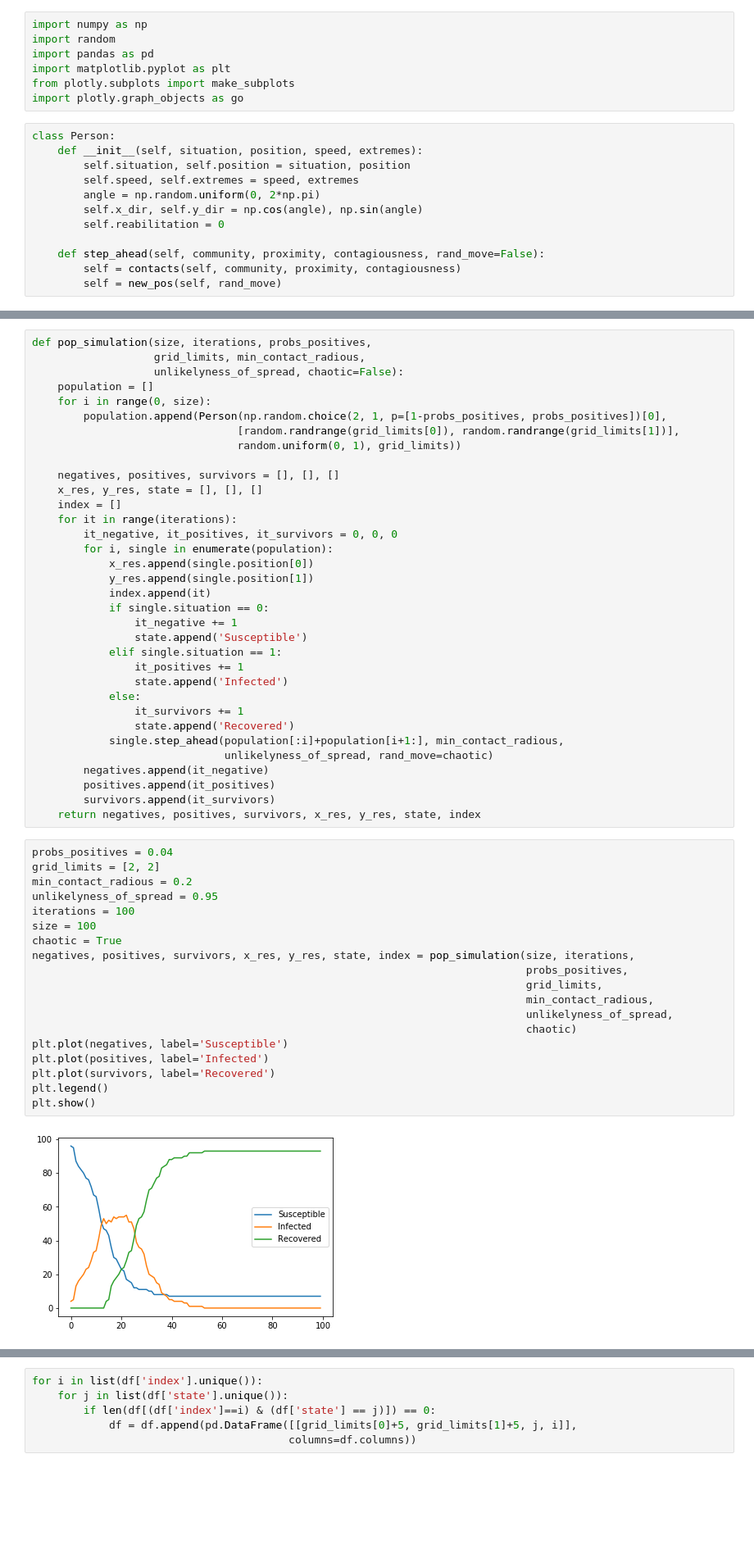
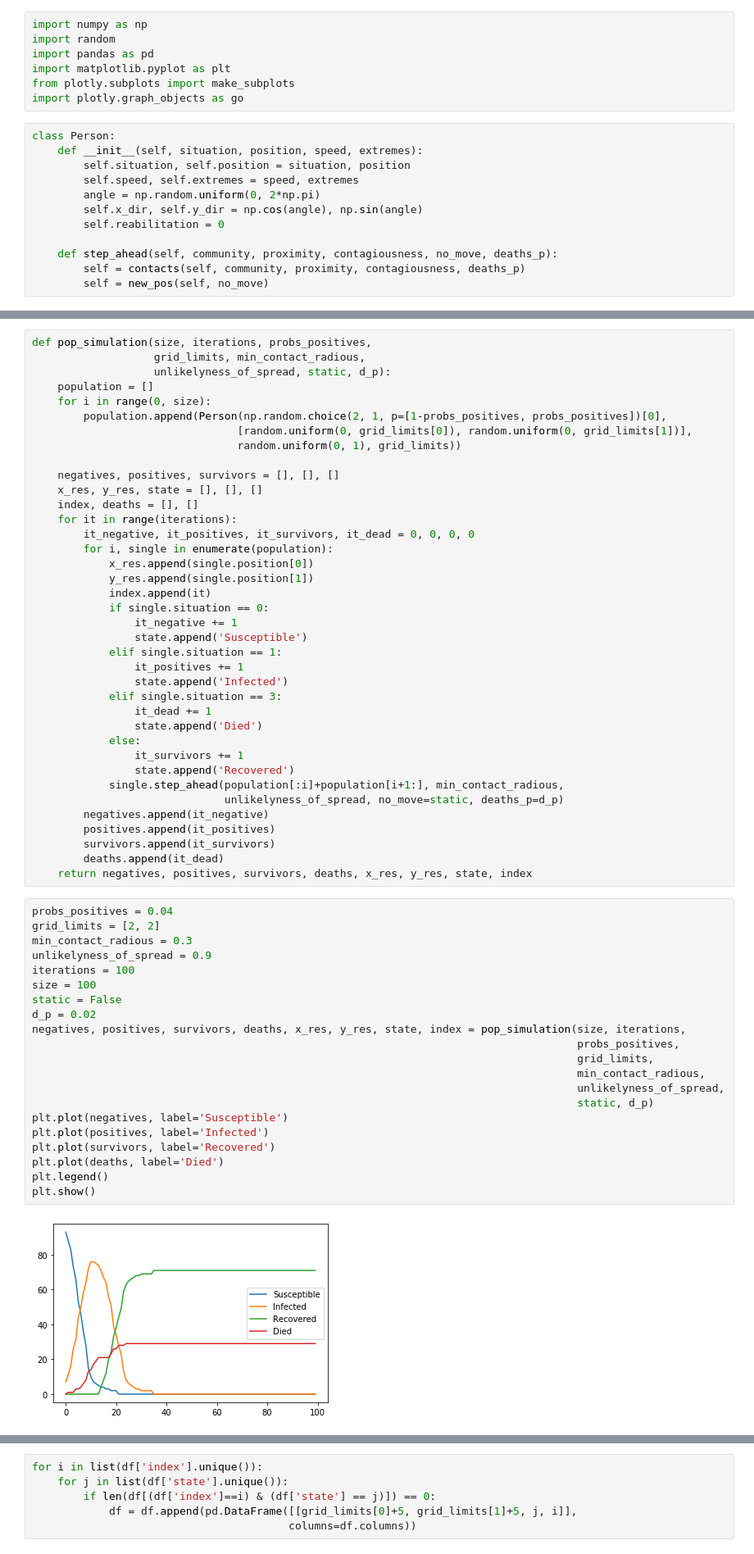
Before and after one commit to pierpaolo28/Epidemics-Modelling, a Jupyter notebook: notebooks/Pupulation.ipynb, the cells around one changed output, grey strips where cells are left out. Shown at 82% size. Saved outputs shown, nothing was run; the diff lists cells and outputs as text; blank space fills up the shorter version.

```diff
--- a/notebooks/Pupulation.ipynb
+++ b/notebooks/Pupulation.ipynb
@@ -21,7 +42,7 @@ class Person:
         self.x_dir, self.y_dir = np.cos(angle), np.sin(angle)
         self.reabilitation = 0
 
-    def step_ahead(self, community, proximity, contagiousness, rand_move=False):
-        self = contacts(self, community, proximity, contagiousness)
-        self = new_pos(self, rand_move)
+    def step_ahead(self, community, proximity, contagiousness, no_move, deaths_p):
+        self = contacts(self, community, proximity, contagiousness, deaths_p)
+        self = new_pos(self, no_move)
 # %%
@@ -66,18 +90,18 @@ def new_pos(ind, rand_move):
 # %%
 def pop_simulation(size, iterations, probs_positives,
                    grid_limits, min_contact_radious,
-                   unlikelyness_of_spread, chaotic=False):
+                   unlikelyness_of_spread, static, d_p):
     population = []
     for i in range(0, size):
         population.append(Person(np.random.choice(2, 1, p=[1-probs_positives, probs_positives])[0],
-                                [random.randrange(grid_limits[0]), random.randrange(grid_limits[1])],
+                                [random.uniform(0, grid_limits[0]), random.uniform(0, grid_limits[1])],
                                 random.uniform(0, 1), grid_limits))
 
     negatives, positives, survivors = [], [], []
     x_res, y_res, state = [], [], []
-    index = []
+    index, deaths = [], []
     for it in range(iterations):
-        it_negative, it_positives, it_survivors = 0, 0, 0
+        it_negative, it_positives, it_survivors, it_dead = 0, 0, 0, 0
         for i, single in enumerate(population):
             x_res.append(single.position[0])
             y_res.append(single.position[1])
@@ -88,33 +112,39 @@ def pop_simulation(size, iterations, probs_positives,
             elif single.situation == 1:
                 it_positives += 1
                 state.append('Infected')
+            elif single.situation == 3:
+                it_dead += 1
+                state.append('Died')
             else:
                 it_survivors += 1
                 state.append('Recovered')
             single.step_ahead(population[:i]+population[i+1:], min_contact_radious,
-                              unlikelyness_of_spread, rand_move=chaotic)
+                              unlikelyness_of_spread, no_move=static, deaths_p=d_p)
         negatives.append(it_negative)
         positives.append(it_positives)
         survivors.append(it_survivors)
-    return negatives, positives, survivors, x_res, y_res, state, index
+        deaths.append(it_dead)
+    return negatives, positives, survivors, deaths, x_res, y_res, state, index
 # %%
 probs_positives = 0.04
 grid_limits = [2, 2]
-min_contact_radious = 0.2
-unlikelyness_of_spread = 0.95
+min_contact_radious = 0.3
+unlikelyness_of_spread = 0.9
 iterations = 100
 size = 100
-chaotic = True
-negatives, positives, survivors, x_res, y_res, state, index = pop_simulation(size, iterations,
-                                                                             probs_positives,
-                                                                             grid_limits,
-                                                                             min_contact_radious,
-                                                                             unlikelyness_of_spread,
-                                                                             chaotic)
+static = False
+d_p = 0.02
+negatives, positives, survivors, deaths, x_res, y_res, state, index = pop_simulation(size, iterations,
+                                                                                     probs_positives,
+                                                                                     grid_limits,
+                                                                                     min_contact_radious,
+                                                                                     unlikelyness_of_spread,
+                                                                                     static, d_p)
 plt.plot(negatives, label='Susceptible')
 plt.plot(positives, label='Infected')
 plt.plot(survivors, label='Recovered')
+plt.plot(deaths, label='Died')
 plt.legend()
 plt.show()
 # %% [output]
-[figure, old version]
+[figure, new version]
```
Also changed, not shown: parts of 14 cells of this notebook, 5 other files.
